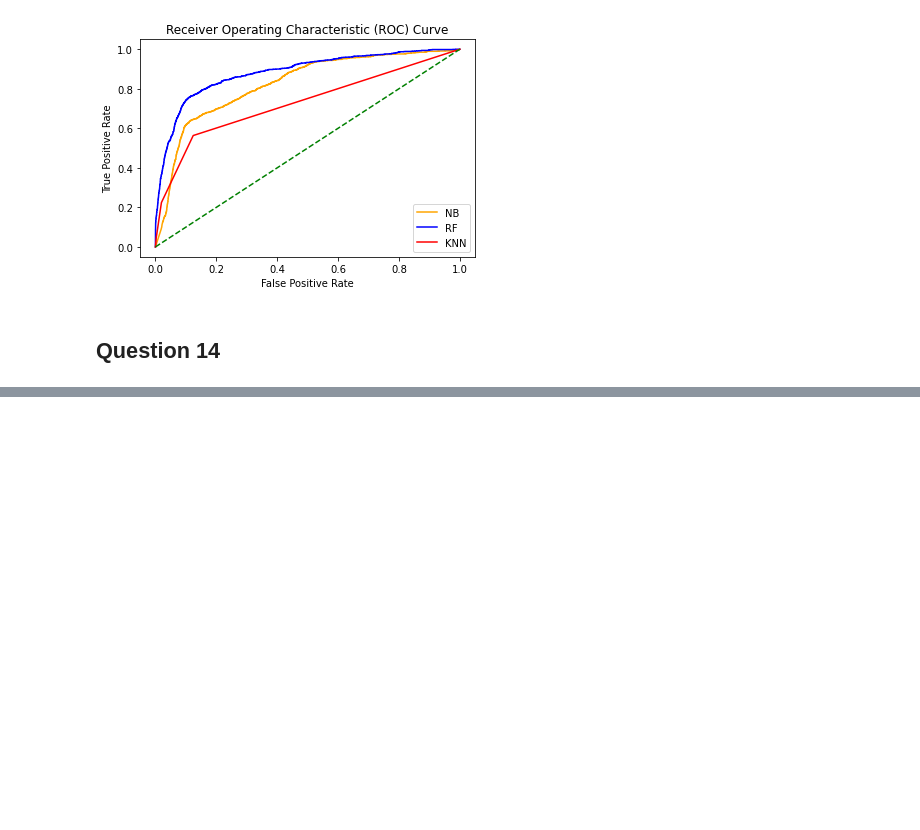
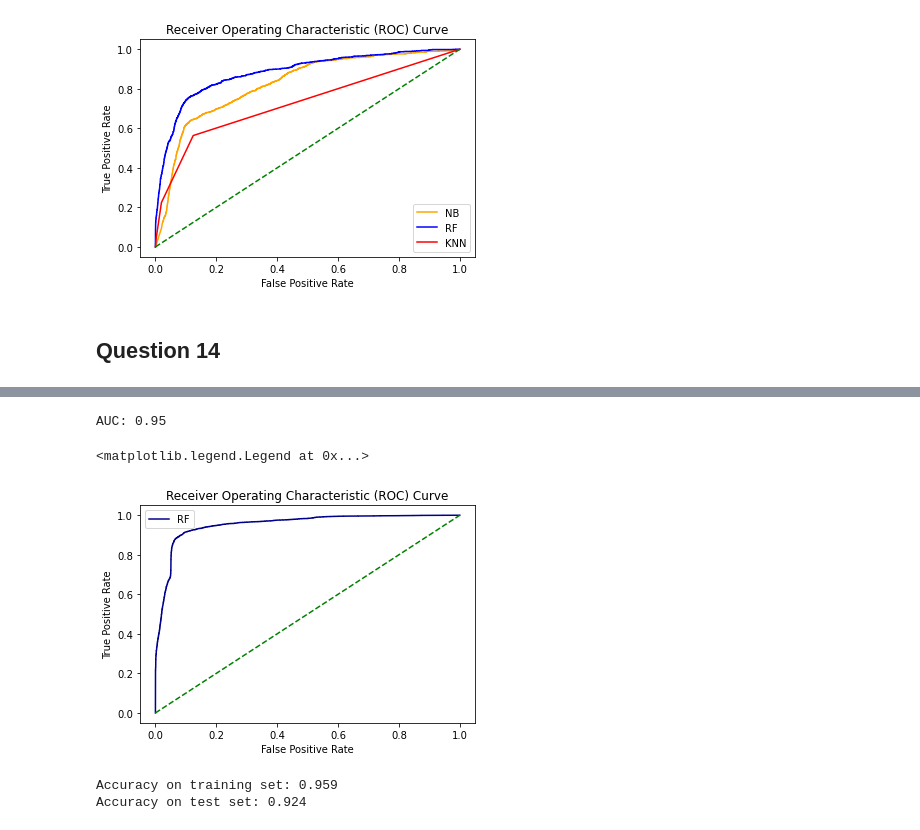
Before and after one commit to bashketchum02/Data-Mining-1, a Jupyter notebook: DataMining1.ipynb, the cells around one changed output, grey strips where cells are left out. Saved outputs shown, nothing was run; the diff lists cells and outputs as text; code cells hidden in the pictures; blank space fills up the shorter version.

```diff
--- a/DataMining1.ipynb
+++ b/DataMining1.ipynb
@@ -701,0 +808,4 @@ plt.legend()
+# %%
+rf = RandomForestClassifier(random_state=1, n_estimators=1000, max_depth=5)
+rf.fit(X_train, y_train)
+y_pred = rf.predict(X_test)
@@ -701,0 +850,21 @@ plt.legend()
+# %%
+#AUC
+prob_RF = rf.predict_proba(X_test)
+prob_RF = prob_RF[:, 1]
+
+auc_RF= roc_auc_score(y_test, prob_RF)
+print('AUC: %.2f' % auc_RF)
+# %% [output]
+AUC: 0.95
+# %%
+smote_fpr_RF, smote_tpr_RF, smote_thresholds_RF = roc_curve(y_test, prob_RF)
+
+plt.plot(smote_fpr_RF, smote_tpr_RF, color='darkblue', label='RF')
+plt.plot([0, 1], [0, 1], color='green', linestyle='--')
+plt.xlabel('False Positive Rate')
+plt.ylabel('True Positive Rate')
+plt.title('Receiver Operating Characteristic (ROC) Curve')
+plt.legend()
+# %% [output]
+<matplotlib.legend.Legend at 0x...>
+[figure, added]
@@ -701,0 +877,7 @@ plt.legend()
+# %%
+#Accuracy
+print("Accuracy on training set: {:.3f}".format(KNN.score(X_train, y_train)))
+print("Accuracy on test set: {:.3f}".format(KNN.score(X_test, y_test)))
+# %% [output]
+Accuracy on training set: 0.959
+Accuracy on test set: 0.924
```
Also changed, not shown: parts of 18 cells of this notebook.
